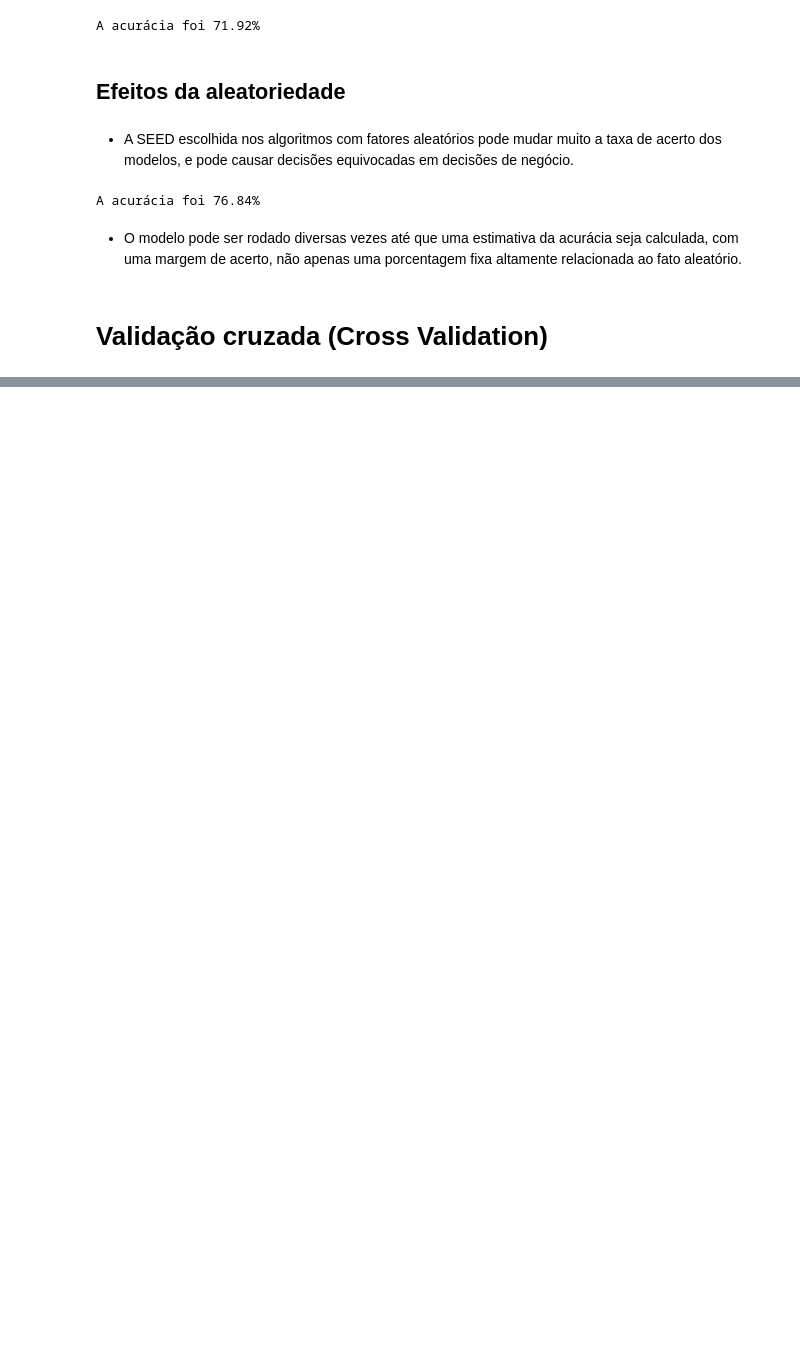
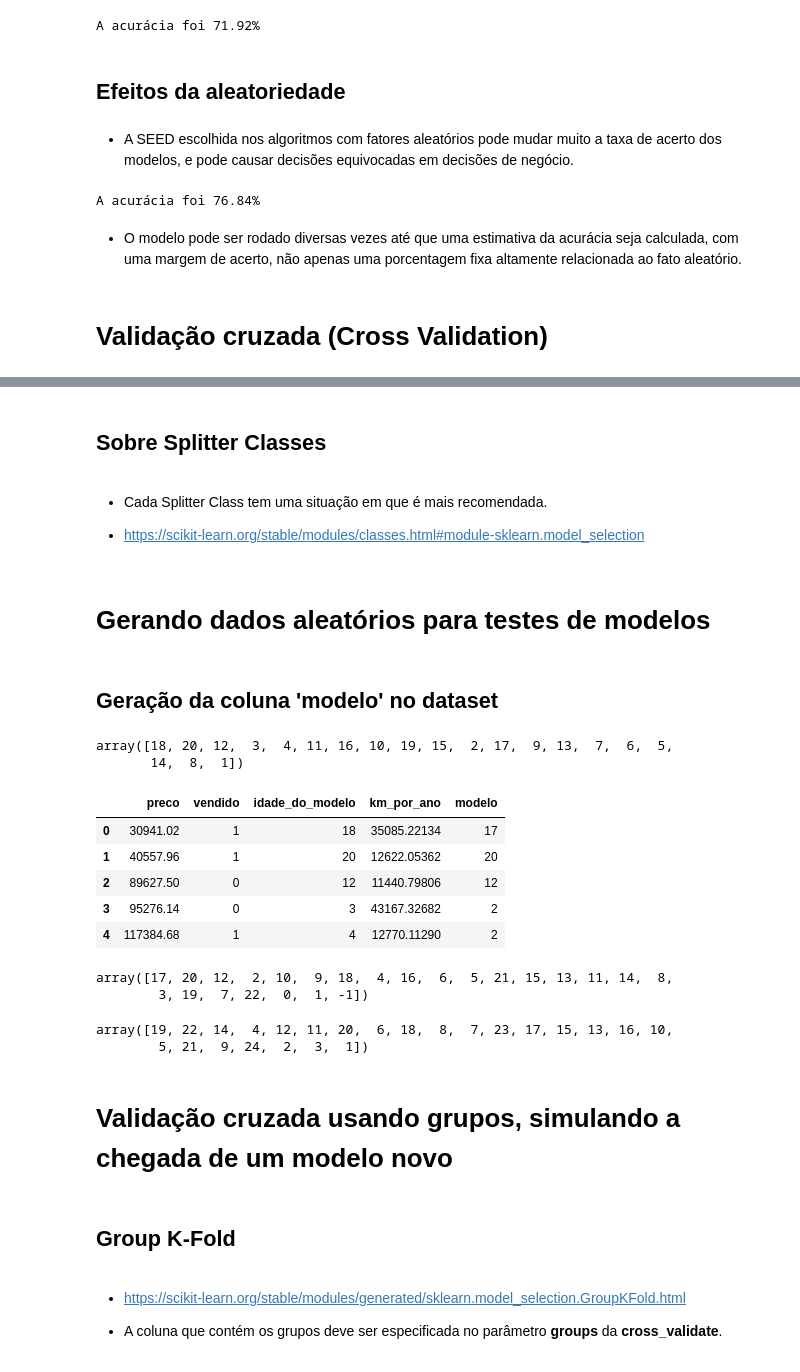
Before and after one commit to Tathy/ML_validacao-de-modelos, a Jupyter notebook: Machine_Learning_Validacao_de_Modelos.ipynb, the cells around one changed output, grey strips where cells are left out. Drawn from its saved outputs; the diff is of its cells as text; code cells hidden in the pictures; blank space fills up the shorter version.

Commit message:
Cross-validation, Splitter classes e finalizacao do projeto

```diff
--- a/Machine_Learning_Validacao_de_Modelos.ipynb
+++ b/Machine_Learning_Validacao_de_Modelos.ipynb
@@ -113,0 +250,46 @@ A acurácia foi 76.84%
+# %% [markdown]
+## Sobre Splitter Classes
+# %% [markdown]
+* Cada Splitter Class tem uma situação em que é mais recomendada.
+
+* https://scikit-learn.org/stable/modules/classes.html#module-sklearn.model_selection
+# %% [markdown]
+# Gerando dados aleatórios para testes de modelos
+# %% [markdown]
+## Geração da coluna 'modelo' no dataset
+# %%
+dados['idade_do_modelo'].unique()
+# %% [output]
+array([18, 20, 12,  3,  4, 11, 16, 10, 19, 15,  2, 17,  9, 13,  7,  6,  5,
+       14,  8,  1])
+# %%
+np.random.seed(SEED)
+dados['modelo'] = dados['idade_do_modelo'] + np.random.randint(-2, 3, size = 10000)
+dados.head()
+# %% [output]
+|  | preco | vendido | idade_do_modelo | km_por_ano | modelo |
+| 0 | 30941.02 | 1 | 18 | 35085.22134 | 17 |
+| 1 | 40557.96 | 1 | 20 | 12622.05362 | 20 |
+| 2 | 89627.50 | 0 | 12 | 11440.79806 | 12 |
+| 3 | 95276.14 | 0 | 3 | 43167.32682 | 2 |
+| 4 | 117384.68 | 1 | 4 | 12770.11290 | 2 |
+# %%
+dados['modelo'].unique()
+# %% [output]
+array([17, 20, 12,  2, 10,  9, 18,  4, 16,  6,  5, 21, 15, 13, 11, 14,  8,
+        3, 19,  7, 22,  0,  1, -1])
+# %%
+# lidando com o modelo negativo e nulo
+dados['modelo'] = dados['modelo'] + abs(dados['modelo'].min()) + 1
+dados['modelo'].unique()
+# %% [output]
+array([19, 22, 14,  4, 12, 11, 20,  6, 18,  8,  7, 23, 17, 15, 13, 16, 10,
+        5, 21,  9, 24,  2,  3,  1])
+# %% [markdown]
+# Validação cruzada usando grupos, simulando a chegada de um modelo novo
+# %% [markdown]
+## Group K-Fold
+# %% [markdown]
+* https://scikit-learn.org/stable/modules/generated/sklearn.model_selection.GroupKFold.html
+
+* A coluna que contém os grupos deve ser especificada no parâmetro **groups** da **cross_validate**.
```
Also changed, not shown: parts of 29 cells of this notebook.
